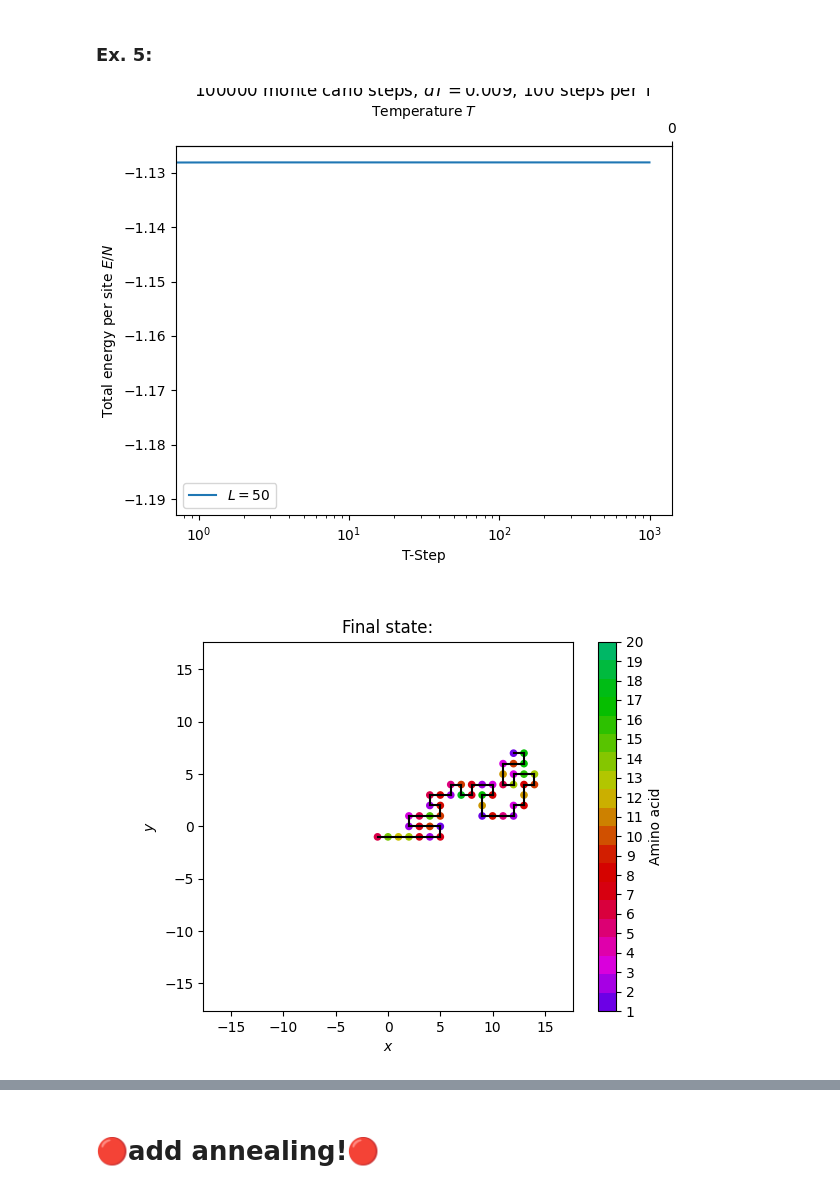
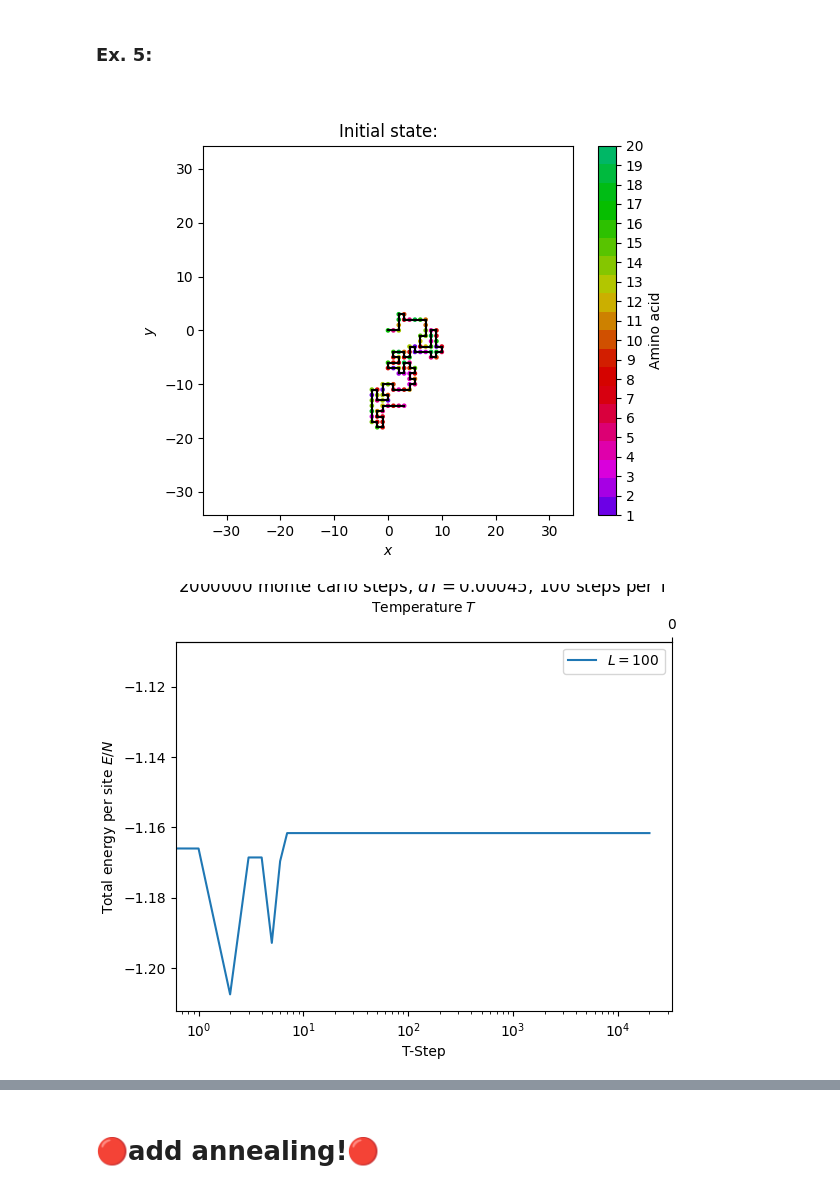
Before and after one commit to Konemu/ProteinAnnealing, a Jupyter notebook: nb.ipynb, the cells around one changed output, grey strips where cells are left out. Drawn from its saved outputs; the diff is of its cells as text; code cells hidden in the pictures.

Commit message:
mod. nb, some changes to plotting

```diff
--- a/nb.ipynb
+++ b/nb.ipynb
@@ -26,7 +26,7 @@ import annealing
 ### Constants:
 # %%
 # consts
-LEN_PROTEINS = 50
+LEN_PROTEINS = 100
 
 NUM_AVGS_WALK = 10000
 LEN_WALK = 100
@@ -35,7 +35,7 @@ NUM_AVGS_EVALUES = int(1e6)
 
 NUM_MC_STEPS = int(1e5)
 
-NUM_T_STEPS_ANNEALING = int(1e3)
+NUM_T_STEPS_ANNEALING = int(2e4)
 NUM_STEPS_AT_T_ANNEALING = int(1e2)
 INIT_TEMP_ANNEALING = 10
 FINAL_TEMP_ANNEALING = 1
@@ -101,11 +107,13 @@ Test [-0.69838929 -0.69500076 -0.86166064 -0.97500146]
 # %% [markdown]
 ### Ex. 5:
 # %%
-ergs, grid, coord_vec, fig, ax, ax2 = annealing.averaged_annealing(length=LEN_PROTEINS, T_steps=NUM_T_STEPS_ANNEALING, num_at_T=NUM_STEPS_AT_T_ANNEALING, T_i=INIT_TEMP_ANNEALING, T_f=FINAL_TEMP_ANNEALING, path="")
-plt.savefig(f'figures/ex5_erg.{FMT}', dpi = DPI, format = FMT)
+ergs, grid, coord_vec, fig, ax, ax2, figPrev, axPrev = annealing.averaged_annealing(length=LEN_PROTEINS, T_steps=NUM_T_STEPS_ANNEALING, num_at_T=NUM_STEPS_AT_T_ANNEALING, T_i=INIT_TEMP_ANNEALING, T_f=FINAL_TEMP_ANNEALING, path="")
+axPrev.set_title("Initial state:")
+figPrev.savefig(f'figures/ex5_protein_prev.{FMT}', dpi = DPI, format = FMT)
+fig.savefig(f'figures/ex5_erg.{FMT}', dpi = DPI, format = FMT)
 fig3, ax3 = randomwalk.plot_protein(coord_vec=coord_vec, dim=LEN_PROTEINS/3, path="")
 ax3.set_title("Final state:")
 plt.savefig(f'figures/ex5_protein.{FMT}', dpi = DPI, format = FMT)
 # %% [output]
-[figure, old version]
+[figure, new version]
-[figure, old version]
+[figure, new version]
```
Also changed, not shown: parts of 5 cells of this notebook, 13 other files.
